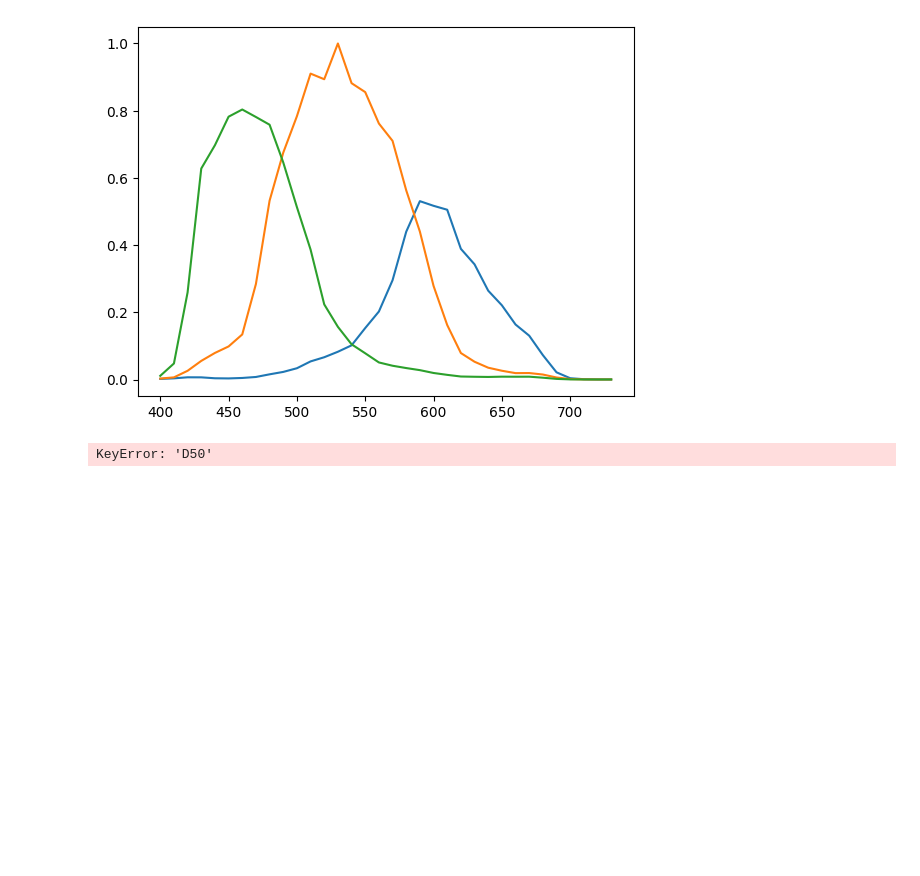
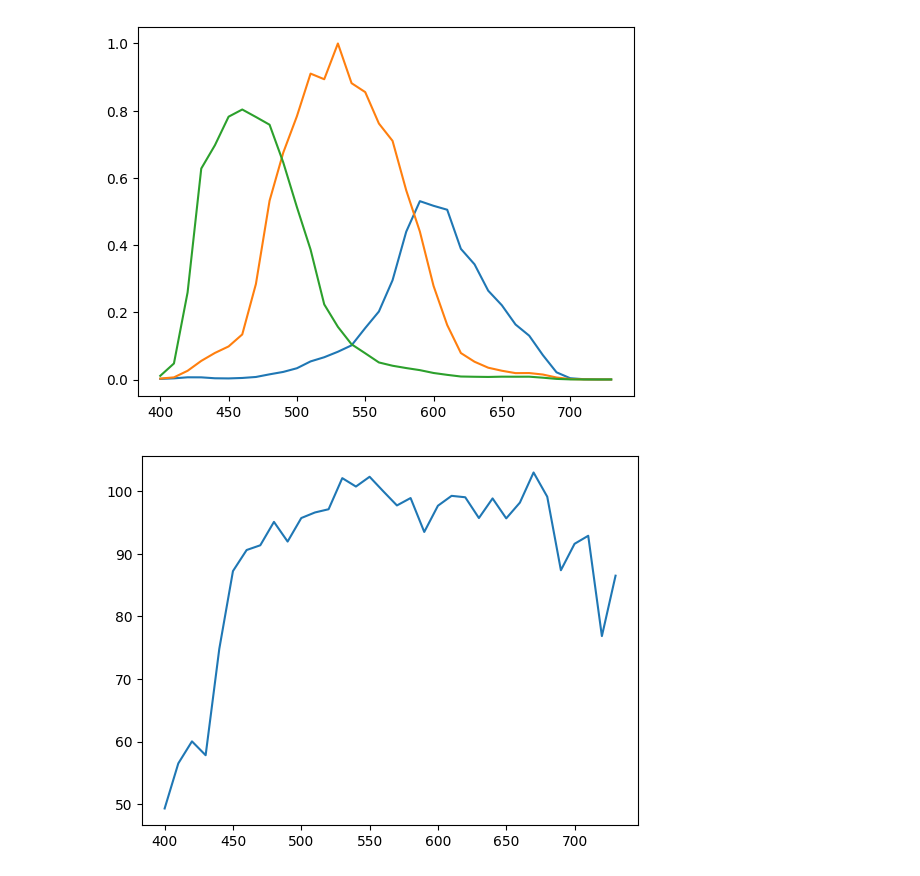
Before and after one commit to createcolor/CCV23.HSE, a Jupyter notebook: Hackaton/example_to_read_data.ipynb, the cells around one changed output. Cells and saved outputs as stored; diff of their text form; code cells hidden in the pictures; blank space fills up the shorter version.

```diff
--- a/Hackaton/example_to_read_data.ipynb
+++ b/Hackaton/example_to_read_data.ipynb
@@ -61,11 +61,11 @@ plt.show()
 [figure]
 # %%
 # view light
-
-plt.plot(sample_cmfs["wavelengths"], np.array(sample_light['D50']))
+key = list(sample_light.keys())[0]
+plt.plot(sample_cmfs["wavelengths"], np.array(sample_light[key]))
 plt.show()
 # %% [output]
-KeyError: 'D50'
+[figure, added]
 # %%
 # print bayer type, mean of noise, sigma of noise
 
```
Also changed, not shown: parts of 2 cells of this notebook, 4 other files.
